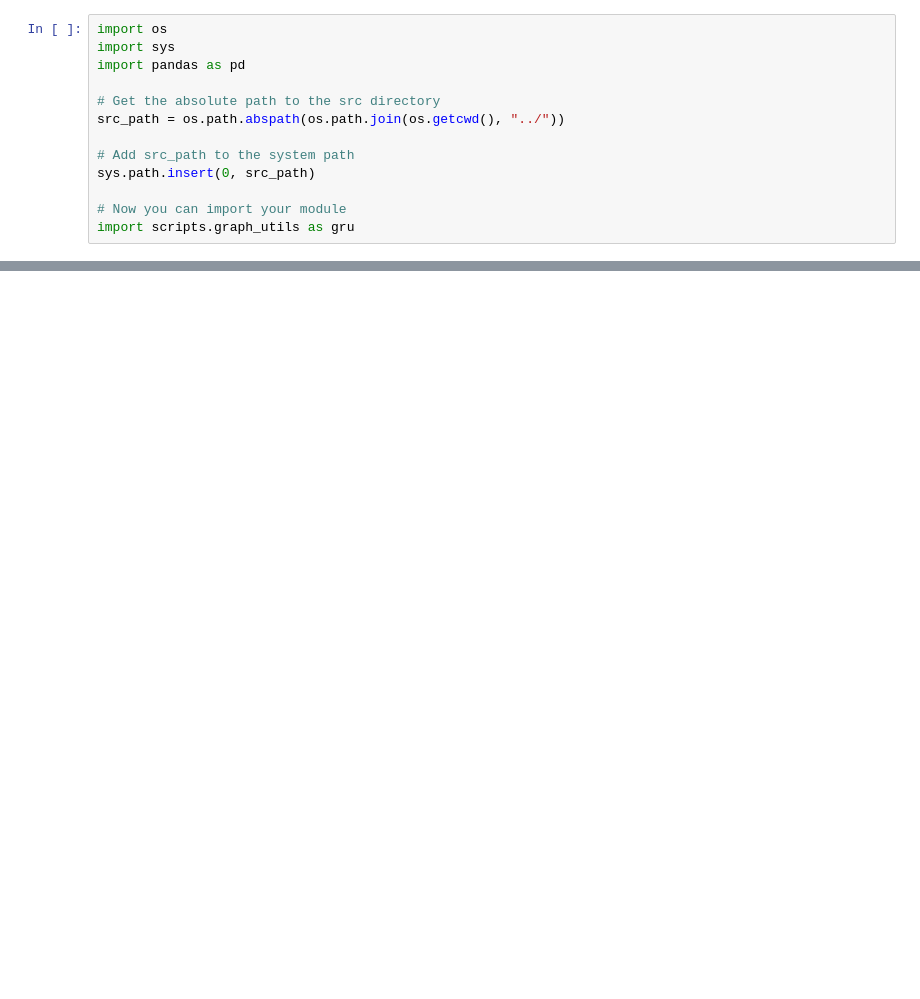
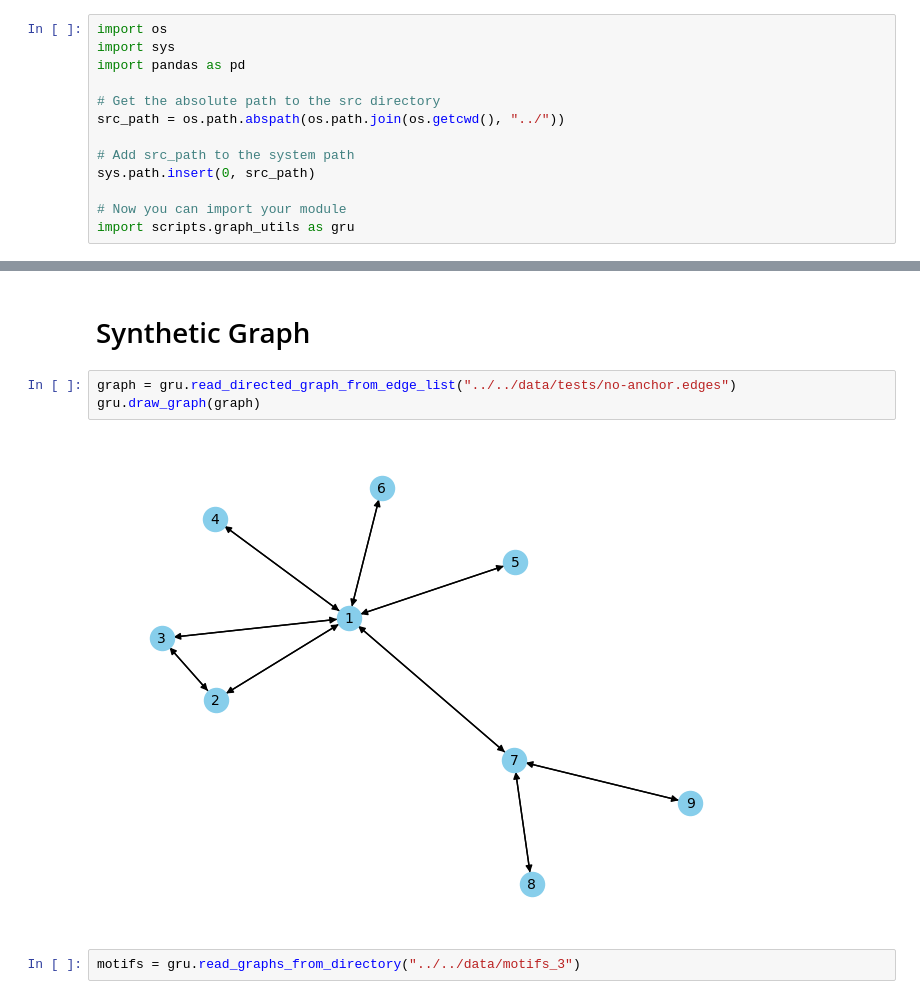
Before and after one commit to viniciusmioto/social_networks_analysis, a Jupyter notebook: src/old/test.ipynb, the cells around one changed output, grey strips where cells are left out. Saved outputs shown, nothing was run; the diff lists cells and outputs as text; blank space fills up the shorter version.

```diff
--- a/src/old/test.ipynb
+++ b/src/old/test.ipynb
@@ -41,0 +48,9 @@ Generated 2 subgraphs
+# %% [markdown]
+# Synthetic Graph
+# %%
+graph = gru.read_directed_graph_from_edge_list("../../data/tests/no-anchor.edges")
+gru.draw_graph(graph)
+# %% [output]
+[figure, added]
+# %%
+motifs = gru.read_graphs_from_directory("../../data/motifs_3")
```
Also changed, not shown: parts of 12 cells of this notebook, 13 other files.
